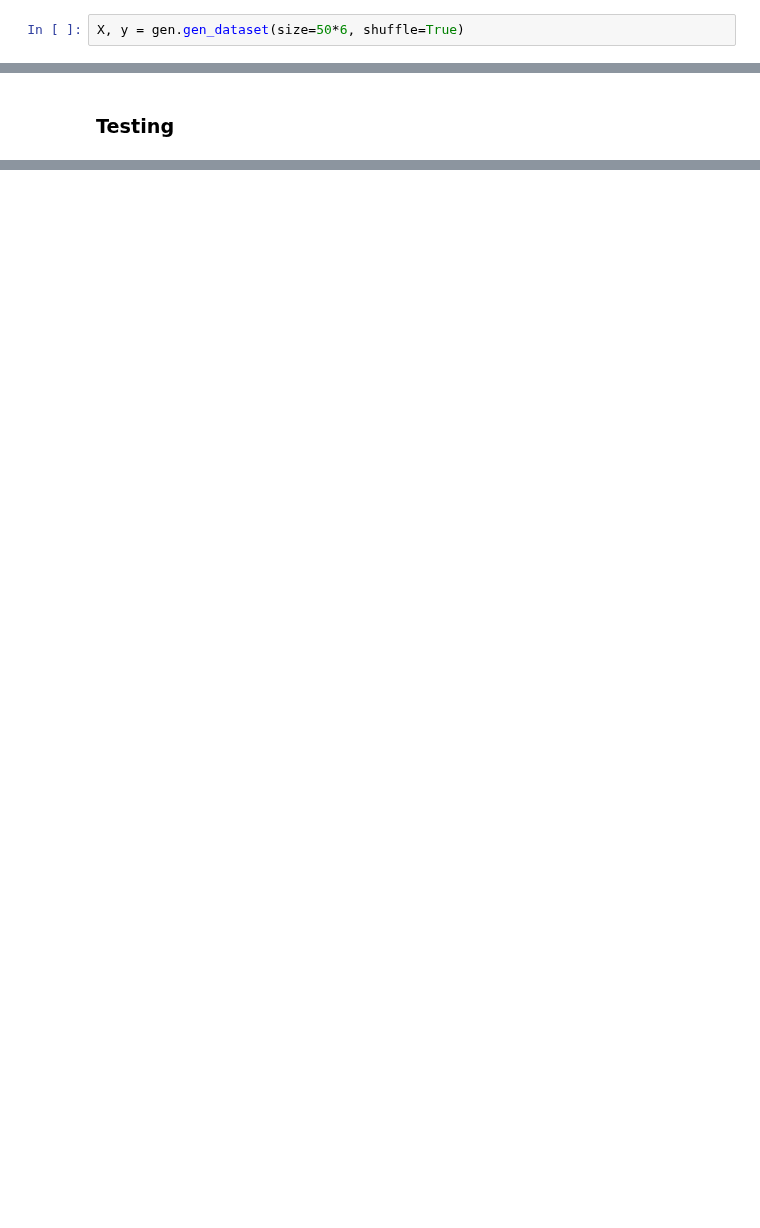
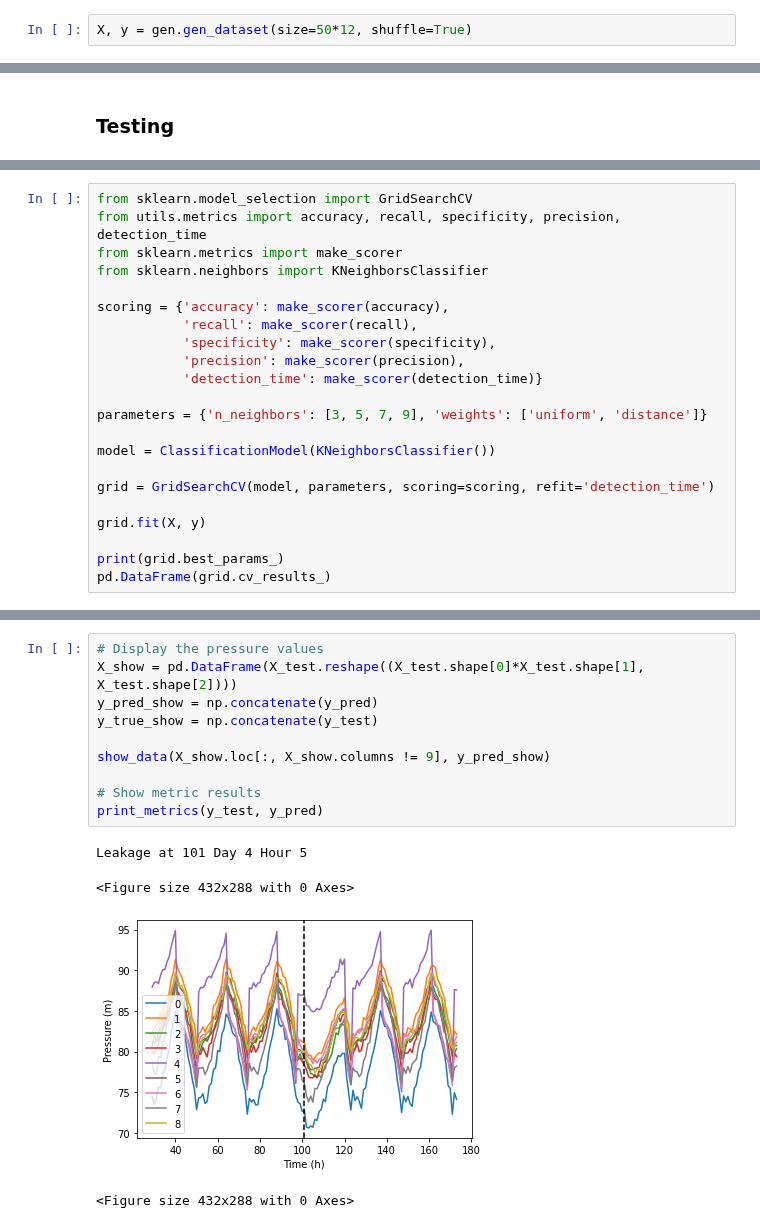
Before and after one commit to JulianBvW/BA-WDN-Leakage-Detection, a Jupyter notebook: LeakageDetection.ipynb, the cells around one changed output, grey strips where cells are left out. Cells and saved outputs as stored; diff of their text form; blank space fills up the shorter version.

```diff
--- a/LeakageDetection.ipynb
+++ b/LeakageDetection.ipynb
@@ -114,5 +110,5 @@ Nodes: ['10', '11', '12', '13', '2', '21', '22', '23', '31', '32', '9']
 Edges: [('10', '11'), ('11', '12'), ('11', '21'), ('12', '13'), ('12', '22'), ('13', '23'), ('21', '22'), ('21', '31'), ('22', '23'), ('22', '32'), ('31', '32'), ('9', '10'), ('2', '12')]
 [figure]
 # %%
-X, y = gen.gen_dataset(size=50*6, shuffle=True)
+X, y = gen.gen_dataset(size=50*12, shuffle=True)
 # %% [output]
@@ -543,0 +119,22 @@ Plan:
+# %%
+from sklearn.model_selection import GridSearchCV
+from utils.metrics import accuracy, recall, specificity, precision, detection_time
+from sklearn.metrics import make_scorer
+from sklearn.neighbors import KNeighborsClassifier
+
+scoring = {'accuracy': make_scorer(accuracy),
+           'recall': make_scorer(recall),
+           'specificity': make_scorer(specificity),
+           'precision': make_scorer(precision),
+           'detection_time': make_scorer(detection_time)}
+
+parameters = {'n_neighbors': [3, 5, 7, 9], 'weights': ['uniform', 'distance']}
+
+model = ClassificationModel(KNeighborsClassifier())
+
+grid = GridSearchCV(model, parameters, scoring=scoring, refit='detection_time')
+
+grid.fit(X, y)
+
+print(grid.best_params_)
+pd.DataFrame(grid.cv_results_)
@@ -543,0 +183,15 @@ Plan:
+# %%
+# Display the pressure values
+X_show = pd.DataFrame(X_test.reshape((X_test.shape[0]*X_test.shape[1], X_test.shape[2])))
+y_pred_show = np.concatenate(y_pred)
+y_true_show = np.concatenate(y_test)
+
+show_data(X_show.loc[:, X_show.columns != 9], y_pred_show)
+
+# Show metric results
+print_metrics(y_test, y_pred)
+# %% [output]
+Leakage at 101 Day 4 Hour 5
+<Figure size 432x288 with 0 Axes>
+[figure, added]
+<Figure size 432x288 with 0 Axes>
```
Also changed, not shown: parts of 54 cells of this notebook.
